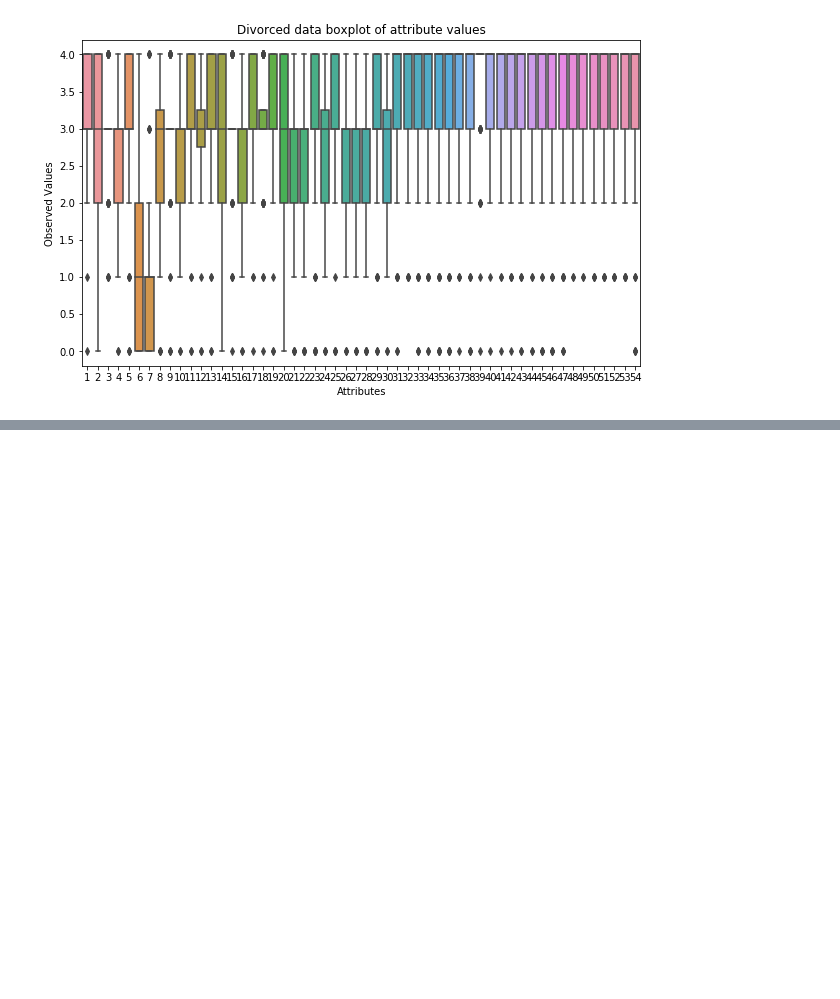
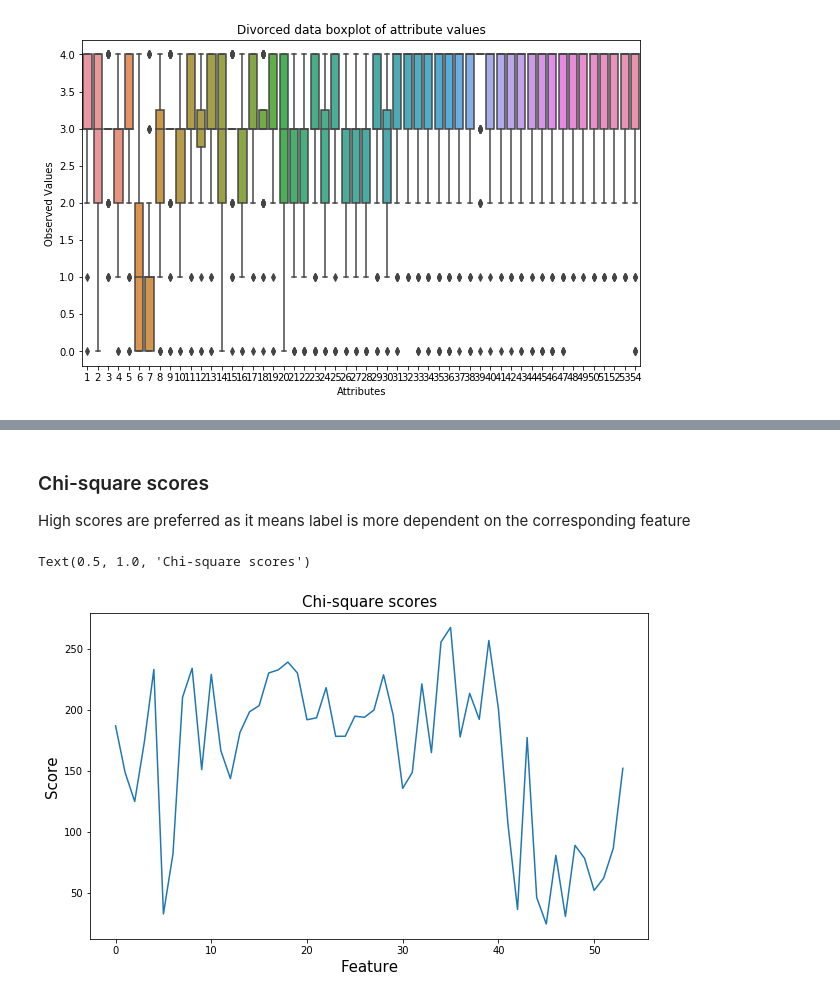
Before and after one commit to soniakhilesh/divorceanalytics, a Jupyter notebook: eda.ipynb, the cells around one changed output, grey strips where cells are left out. Cells and saved outputs as stored; diff of their text form; code cells hidden in the pictures; blank space fills up the shorter version.

```diff
--- a/eda.ipynb
+++ b/eda.ipynb
@@ -64,0 +69,13 @@ fig.savefig('divorced-attributes', bbox_inches='tight')
+# %% [markdown]
+### Chi-square scores
+High scores are preferred as it means label is more dependent on the corresponding feature
+# %%
+scores = SelectKBest(chi2, k=54).fit(X,y).scores_
+fig = figure(figsize=(10, 6))  # Create the figure space
+plt.plot(scores)
+plt.xlabel("Feature", fontsize=15)
+plt.ylabel("Score",fontsize=15)
+plt.title("Chi-square scores", fontsize=15)
+# %% [output]
+Text(0.5, 1.0, 'Chi-square scores')
+[figure, added]
```
Also changed, not shown: parts of 5 cells of this notebook.
